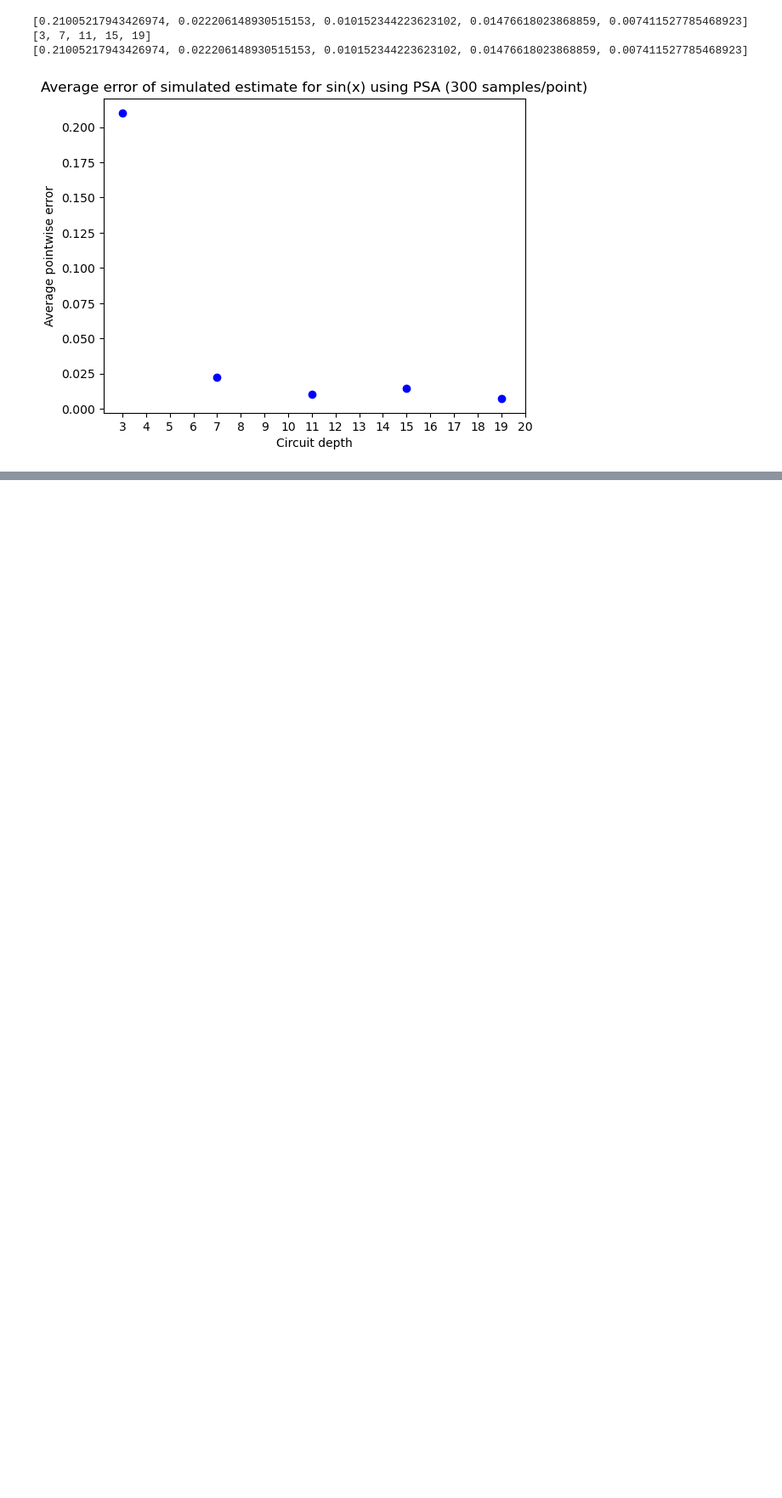
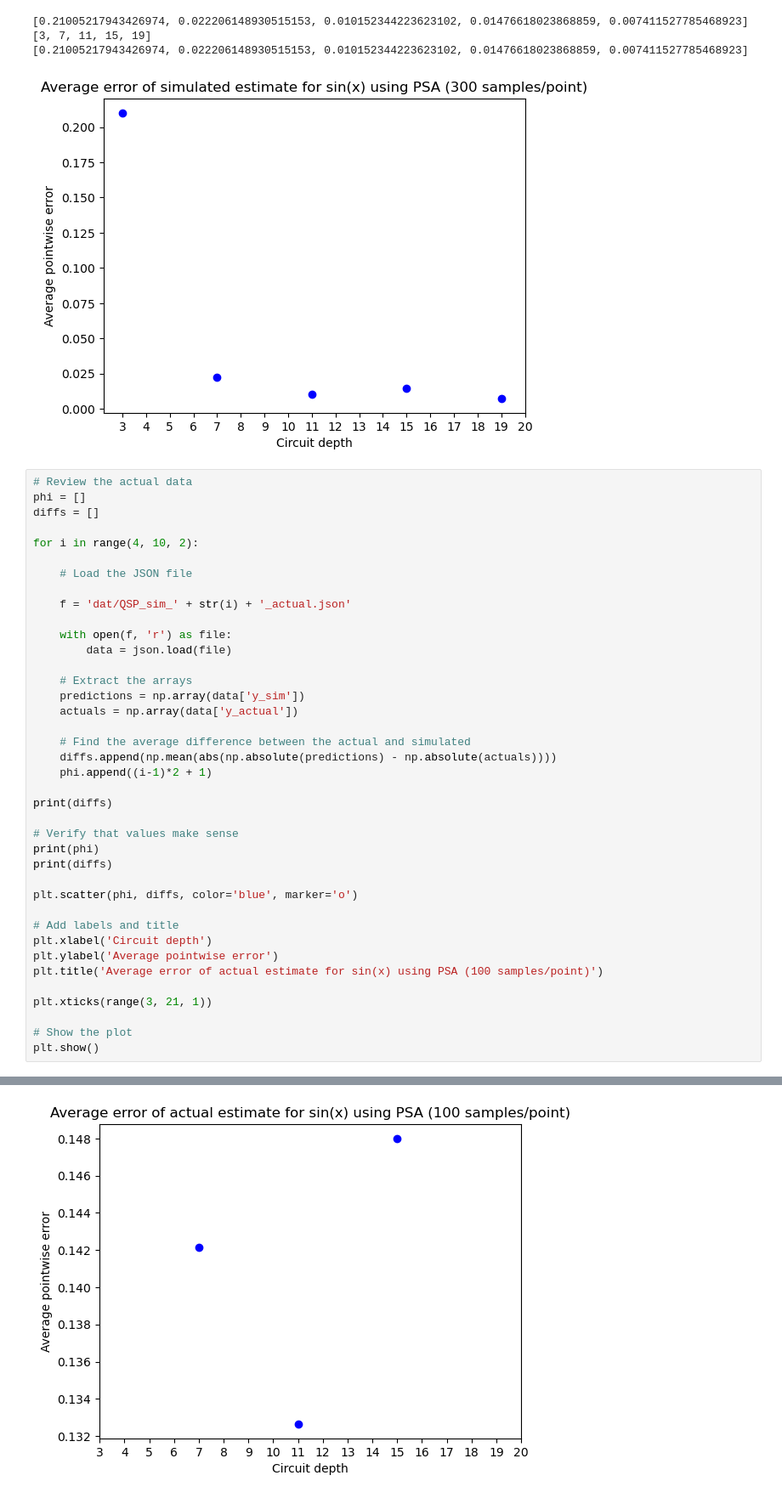
Before and after one commit to GeorgeHolm/ALQORITHM, a Jupyter notebook: data_analysis.ipynb, the cells around one changed output, grey strips where cells are left out. Shown: that part at 85% size. Saved outputs shown, nothing was run; the diff lists cells and outputs as text; blank space fills up the shorter version.

Commit message:
Analysis of prelim real data

```diff
--- a/data_analysis.ipynb
+++ b/data_analysis.ipynb
@@ -119,3 +119,43 @@ plt.show()
 [3, 7, 11, 15, 19]
 [0.21005217943426974, 0.022206148930515153, 0.010152344223623102, 0.01476618023868859, 0.007411527785468923]
 [figure]
+# %%
+# Review the actual data
+phi = []
+diffs = []
+
+for i in range(4, 10, 2):
+
+    # Load the JSON file
+
+    f = 'dat/QSP_sim_' + str(i) + '_actual.json'
+
+    with open(f, 'r') as file:
+        data = json.load(file)
+
+    # Extract the arrays
+    predictions = np.array(data['y_sim'])
+    actuals = np.array(data['y_actual'])
+
+    # Find the average difference between the actual and simulated
+    diffs.append(np.mean(abs(np.absolute(predictions) - np.absolute(actuals))))
+    phi.append((i-1)*2 + 1)
+
+print(diffs)
+
+# Verify that values make sense
+print(phi)
+print(diffs)
+
+plt.scatter(phi, diffs, color='blue', marker='o')
+
+# Add labels and title
+plt.xlabel('Circuit depth')
+plt.ylabel('Average pointwise error')
+plt.title('Average error of actual estimate for sin(x) using PSA (100 samples/point)')
+
+plt.xticks(range(3, 21, 1))
+
+# Show the plot
+plt.show()
+# %% [output]
@@ -121,0 +165 @@ plt.show()
+[figure, added]
```
Also changed, not shown: parts of 2 cells of this notebook.
